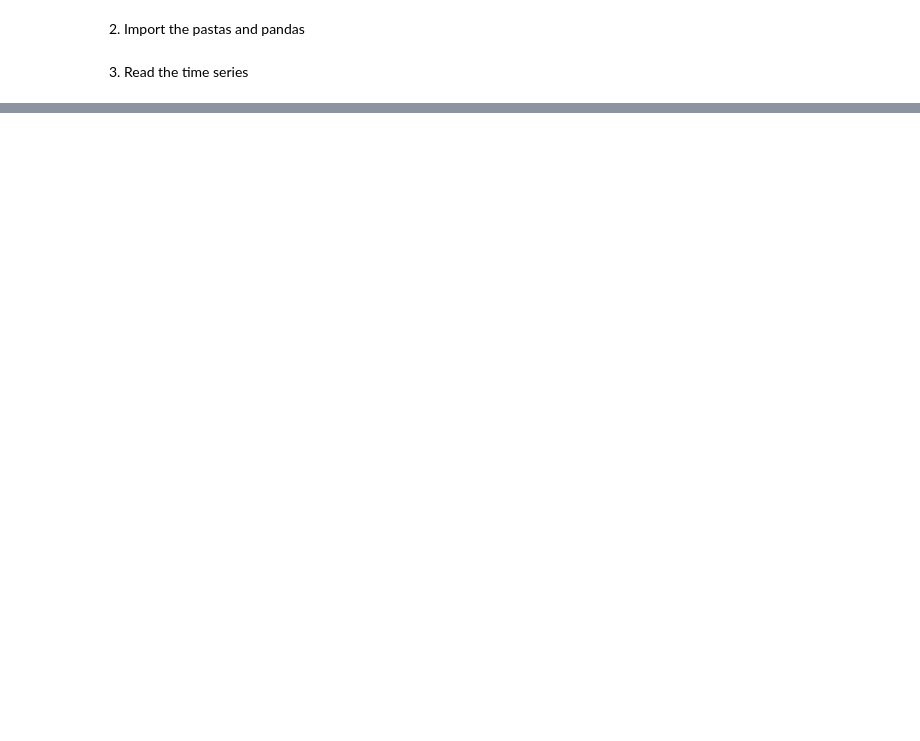
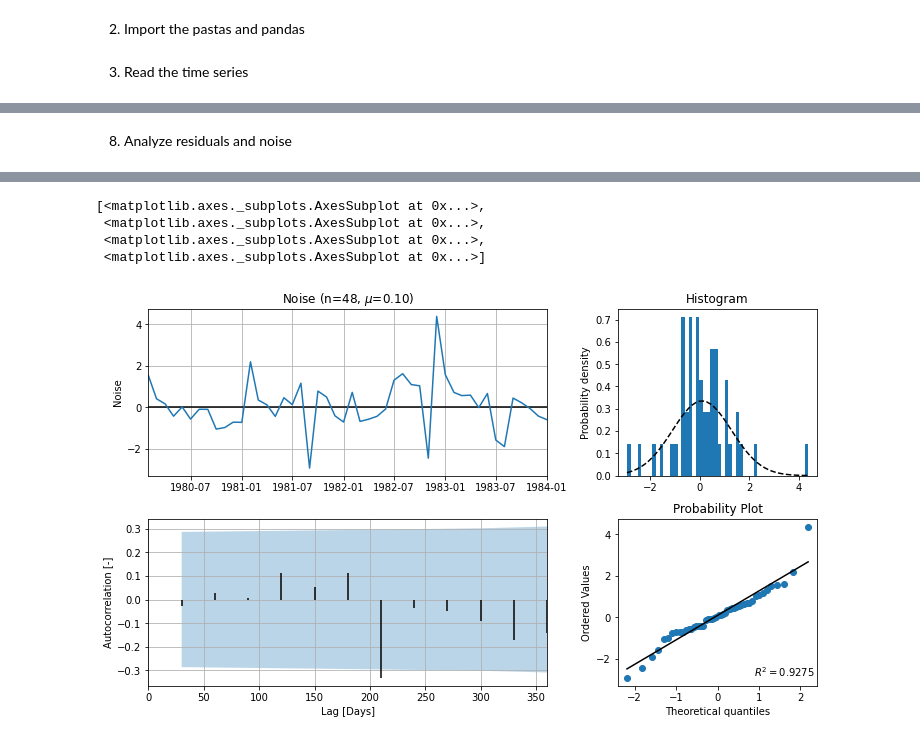
Before and after one commit to tomersk/python-applications, a Jupyter notebook: 06_02.ipynb, the cells around one changed output, grey strips where cells are left out. Drawn from its saved outputs; the diff is of its cells as text; code cells hidden in the pictures; blank space fills up the shorter version.

```diff
--- a/06_02.ipynb
+++ b/06_02.ipynb
@@ -22,0 +97,5 @@ evap = pd.read_csv('evap.csv', index_col='Date', parse_dates=True)
+# %% [markdown]
+8. Analyze residuals and noise
+# %%
+ml.plots.diagnostics()
+# %% [output]
@@ -22,0 +106,5 @@ evap = pd.read_csv('evap.csv', index_col='Date', parse_dates=True)
+[<matplotlib.axes._subplots.AxesSubplot at 0x...>,
+ <matplotlib.axes._subplots.AxesSubplot at 0x...>,
+ <matplotlib.axes._subplots.AxesSubplot at 0x...>,
+ <matplotlib.axes._subplots.AxesSubplot at 0x...>]
+[figure, added]
```
Also changed, not shown: parts of 12 cells of this notebook.
